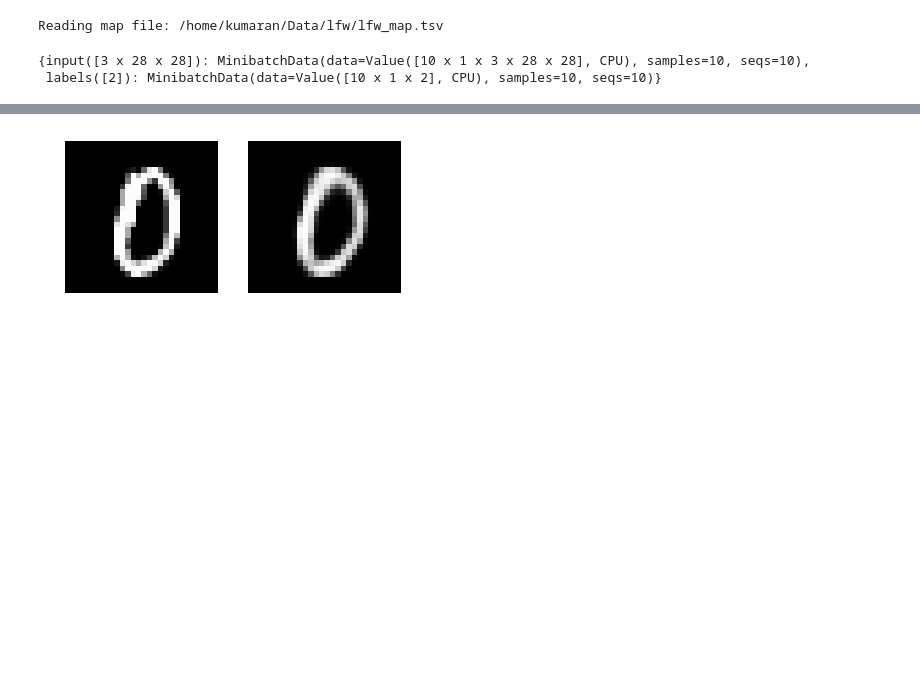
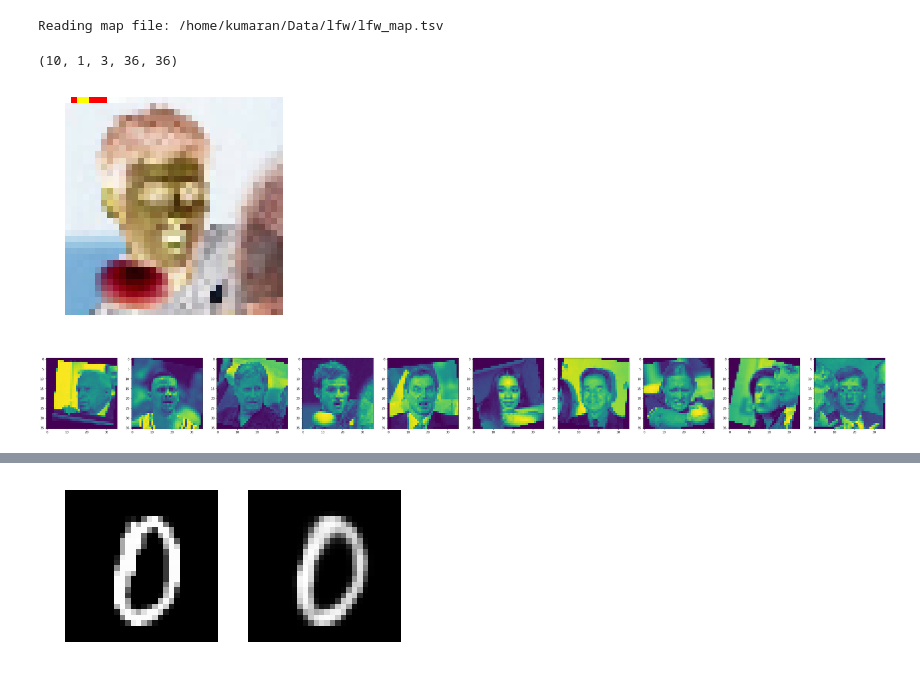
Before and after one commit to kumaran-5555/ML, a Jupyter notebook: Courses/DeepLearning/Notebooks/Conv_Face_VAE.ipynb, the cells around one changed output, grey strips where cells are left out. Cells and saved outputs as stored; diff of their text form; code cells hidden in the pictures; blank space fills up the shorter version.

```diff
--- a/Courses/DeepLearning/Notebooks/Conv_Face_VAE.ipynb
+++ b/Courses/DeepLearning/Notebooks/Conv_Face_VAE.ipynb
@@ -40,15 +40,16 @@ data_dir = os.path.join(root, 'lfw')
 #data_dir = os.path.join(root, 'MNIST')
 # down data from http://vis-www.cs.umass.edu/lfw/lfw-deepfunneled.tgz
 # model dimensions
-img_h = 28
-img_w  = 28
-input_dim = img_h * img_w
+img_h = 36
+img_w  = 36
+
 num_channels = 3
+input_dim = (num_channels, img_h, img_w)
 num_classes  = 2
 latent_dim = 15
 
-e_kernel_1 = (5,5)
-e_stride_1 = (2,2)
+e_kernel_1 = (3,5,5)
+e_stride_1 = (0,2,2)
 e_filter_1 = 1
 e_filter_2 =  128
 
@@ -98,17 +85,35 @@ def create_reader_lfw(map_file, is_training):
         input = C.io.StreamDef(field='image', transforms=transforms), # first column in map file is referred to as 'image'
         labels   = C.io.StreamDef(field='label', shape=num_classes)      # and second as 'label'
     )), randomize = is_training, max_sweeps = C.io.INFINITELY_REPEAT if is_training else 1)
+# %%
+import math
+import cv2
+def gridPlot(images):
+    n = images.shape[0]
+    c = 10
+    r = math.ceil(n/c)
+    fig, axes = plt.subplots(nrows=r, ncols=c, figsize=(50, 50))
+
+    for i in range(n):
+        axes[i].imshow(cv2.cvtColor(images[i][0].transpose(1,2,0), cv2.COLOR_BGR2GRAY))
 # %%
 reader = create_reader_lfw('/home/kumaran/Data/lfw/lfw_map.tsv', True)
+
+map = {'input': reader.streams.input, 'label': reader.streams.labels}
+data = reader.next_minibatch(10, input_map=map)
+
+data['input'].shape
 # %% [output]
 Reading map file: /home/kumaran/Data/lfw/lfw_map.tsv
+(10, 1, 3, 36, 36)
-# %%
-data = reader.next_minibatch(10)
-# %%
-data
-# %% [output]
-{input([3 x 28 x 28]): MinibatchData(data=Value([10 x 1 x 3 x 28 x 28], CPU), samples=10, seqs=10),
- labels([2]): MinibatchData(data=Value([10 x 1 x 2], CPU), samples=10, seqs=10)}
+# %%
+plt.axis('off')
+plt.imshow(data['input'].data.asarray()[3][0].transpose(1,2,0), interpolation='nearest', cmap='gray')
+
+gridPlot(data['input'].data.asarray())
+# %% [output]
+[figure, added]
+[figure, added]
 # %%
 def encoder_cnn(input):
     with C.layers.default_options(init=C.normal(scale=0.02)):
```
Also changed, not shown: parts of 5 cells of this notebook.
